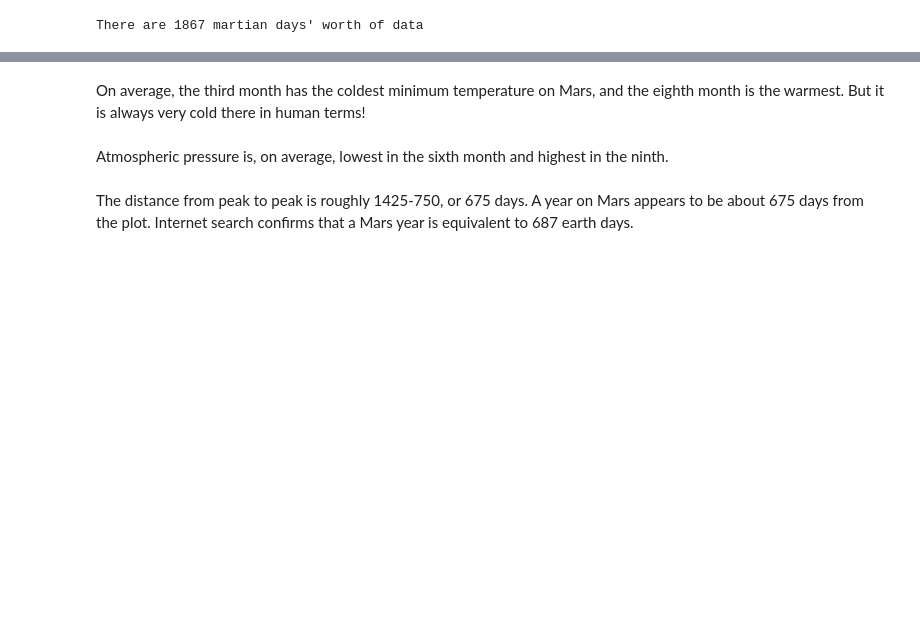
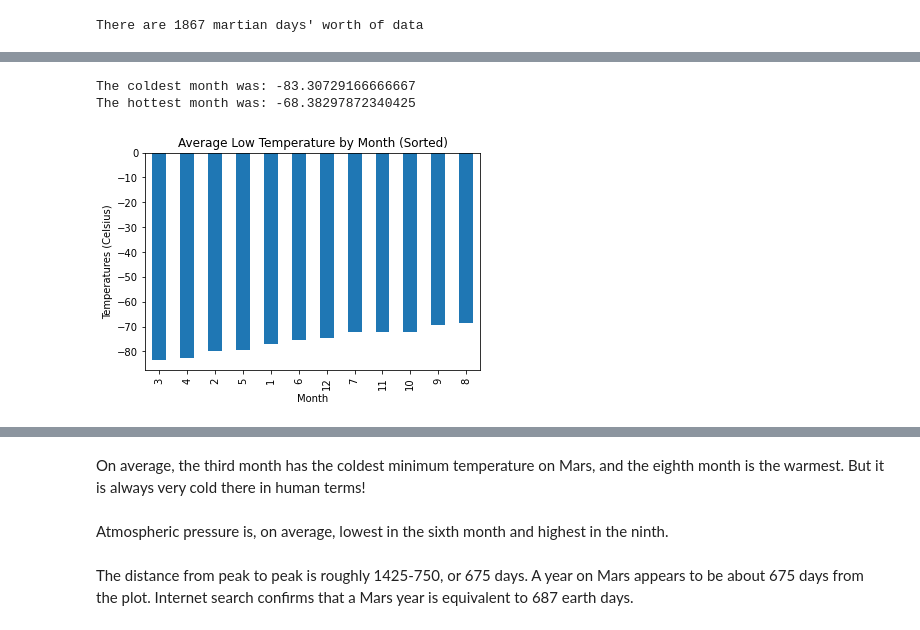
Before and after one commit to AlejandroChavezA00571497/web-scraping-challenge, a Jupyter notebook: Main_part_2_mars_weather.ipynb, the cells around one changed output, grey strips where cells are left out. Drawn from its saved outputs; the diff is of its cells as text; code cells hidden in the pictures; blank space fills up the shorter version.

```diff
--- a/Main_part_2_mars_weather.ipynb
+++ b/Main_part_2_mars_weather.ipynb
@@ -212,2 +232,13 @@ There are 1867 martian days' worth of data
+# %%
+# Identify the coldest and hottest months in Curiosity's location
+avg_low_temp_sorted = avg_low_temp.sort_values()
+print(f"The coldest month was: {avg_low_temp_sorted.min()}")
+print(f"The hottest month was: {avg_low_temp_sorted.max()}")
+avg_low_temp_sorted.plot(kind = "bar", title = "Average Low Temperature by Month (Sorted)", ylabel = "Temperatures (Celsius)", xlabel = "Month")
+plt.show()
+# %% [output]
+The coldest month was: -83.30729166666667
+The hottest month was: -68.38297872340425
+[figure, added]
 # %%
 # 4. Average pressure by Martian month
```
Also changed, not shown: parts of 6 cells of this notebook, 1 other file.
